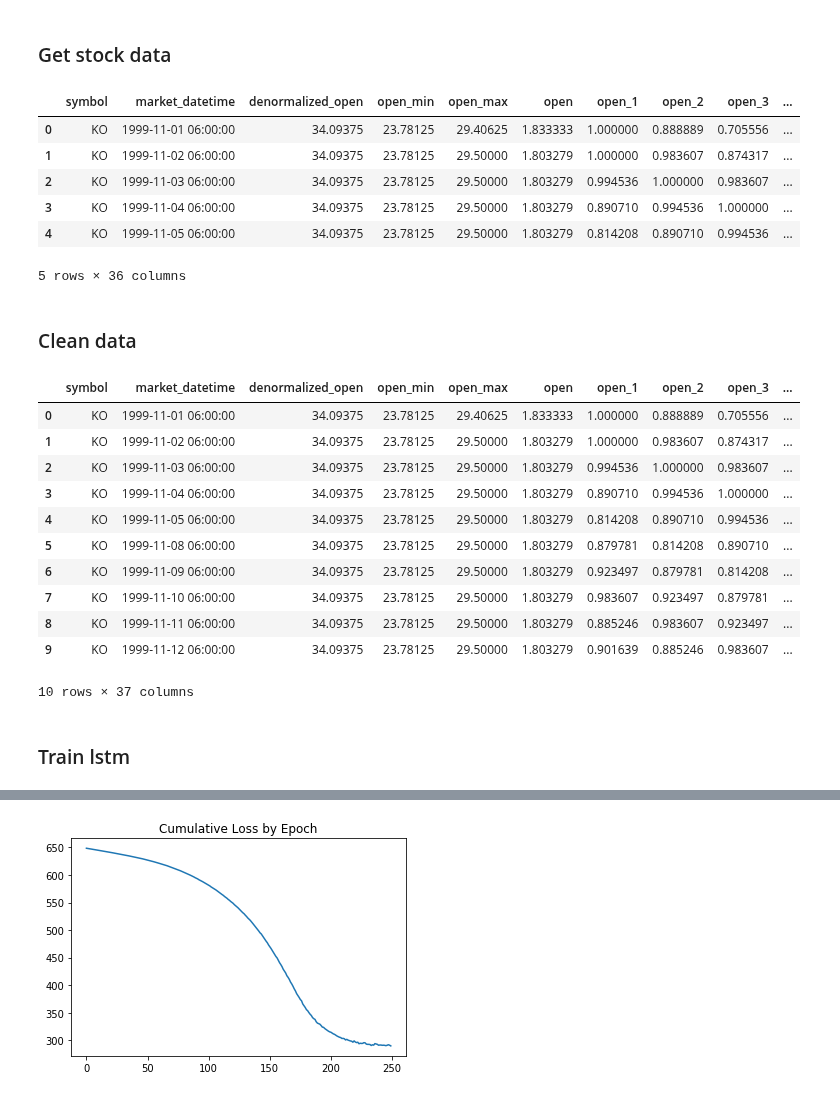
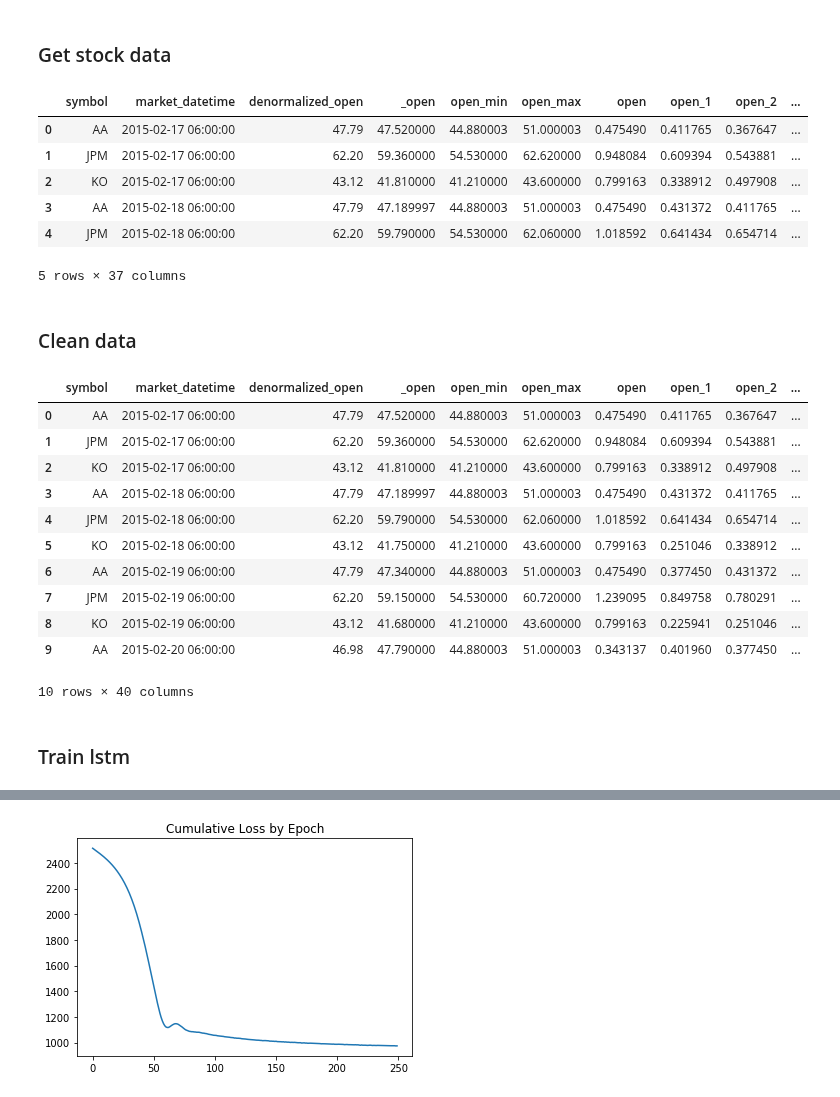
Before and after one commit to rbetzler/fun-times-in-python, a Jupyter notebook: finance/science/exploration/20200722_lstm.ipynb, the cells around one changed output, grey strips where cells are left out. Cells and saved outputs as stored; diff of their text form; code cells hidden in the pictures.

Commit message:
wip on lstm model

```diff
--- a/finance/science/exploration/20200722_lstm.ipynb
+++ b/finance/science/exploration/20200722_lstm.ipynb
@@ -18,8 +15,8 @@ register_matplotlib_converters()
 # %% [markdown]
 ### Get stock data
 # %%
-date_start = '1995-01-01'
-date_end = '2005-01-01'
+date_start = '2015-01-01'
+date_end = '2021-01-01'
 query = f'''
     with
     tickers as (
@@ -30,7 +27,7 @@ query = f'''
         from nasdaq.listed_stocks
         where ticker !~ '[\^.~]'
             and character_length(ticker) between 1 and 4
-            and ticker = 'KO'
+            and ticker in ('KO', 'JPM', 'AA')
         limit 30
         )
     , lagged as (
@@ -38,6 +35,7 @@ query = f'''
             symbol
             , market_datetime
             , max(open) over (partition by symbol order by market_datetime rows between 1 following and 31 following) as open
+            , open as _open
             , lag(open, 1) over (partition by symbol order by market_datetime) as open_1
             , lag(open, 2) over (partition by symbol order by market_datetime) as open_2
             , lag(open, 3) over (partition by symbol order by market_datetime) as open_3
@@ -78,12 +76,13 @@ query = f'''
             , least(open_1, open_2, open_3, open_4, open_5, open_6, open_7, open_8, open_9, open_10, open_11, open_12, open_13, open_14, open_15, open_16, open_17, open_18, open_19, open_20, open_21, open_22, open_23, open_24, open_25, open_26, open_27, open_28, open_29, open_30) as open_min
             , greatest(open_1, open_2, open_3, open_4, open_5, open_6, open_7, open_8, open_9, open_10, open_11, open_12, open_13, open_14, open_15, open_16, open_17, open_18, open_19, open_20, open_21, open_22, open_23, open_24, open_25, open_26, open_27, open_28, open_29, open_30) as open_max
         from lagged
-        where open_30 is not null --and open is not null
+        where open_30 is not null
         )
     select
             symbol
             , market_datetime
             , open as denormalized_open
+            , _open
             , open_min
             , open_max
             , (open - open_min) / (open_max - open_min) as open
@@ -124,19 +123,20 @@ query = f'''
 df = utils.query_db(query=query)
 df.head()
 # %% [output]
-|  | symbol | market_datetime | denormalized_open | open_min | open_max | open | open_1 | open_2 | open_3 | ... |
-| 0 | KO | 1999-11-01 06:00:00 | 34.09375 | 23.78125 | 29.40625 | 1.833333 | 1.000000 | 0.888889 | 0.705556 | ... |
-| 1 | KO | 1999-11-02 06:00:00 | 34.09375 | 23.78125 | 29.50000 | 1.803279 | 1.000000 | 0.983607 | 0.874317 | ... |
-| 2 | KO | 1999-11-03 06:00:00 | 34.09375 | 23.78125 | 29.50000 | 1.803279 | 0.994536 | 1.000000 | 0.983607 | ... |
-| 3 | KO | 1999-11-04 06:00:00 | 34.09375 | 23.78125 | 29.50000 | 1.803279 | 0.890710 | 0.994536 | 1.000000 | ... |
-| 4 | KO | 1999-11-05 06:00:00 | 34.09375 | 23.78125 | 29.50000 | 1.803279 | 0.814208 | 0.890710 | 0.994536 | ... |
+|  | symbol | market_datetime | denormalized_open | _open | open_min | open_max | open | open_1 | open_2 | ... |
+| 0 | AA | 2015-02-17 06:00:00 | 47.79 | 47.520000 | 44.880003 | 51.000003 | 0.475490 | 0.411765 | 0.367647 | ... |
+| 1 | JPM | 2015-02-17 06:00:00 | 62.20 | 59.360000 | 54.530000 | 62.620000 | 0.948084 | 0.609394 | 0.543881 | ... |
+| 2 | KO | 2015-02-17 06:00:00 | 43.12 | 41.810000 | 41.210000 | 43.600000 | 0.799163 | 0.338912 | 0.497908 | ... |
+| 3 | AA | 2015-02-18 06:00:00 | 47.79 | 47.189997 | 44.880003 | 51.000003 | 0.475490 | 0.431372 | 0.411765 | ... |
+| 4 | JPM | 2015-02-18 06:00:00 | 62.20 | 59.790000 | 54.530000 | 62.060000 | 1.018592 | 0.641434 | 0.654714 | ... |
-5 rows × 36 columns
+5 rows × 37 columns
 # %% [markdown]
 ### Clean data
 # %%
 SYMBOL = 'symbol'
 
 OPEN = 'open'
+_OPEN = '_open'
 OPEN_MIN = 'open_min'
 OPEN_MAX = 'open_max'
 
@@ -144,30 +144,23 @@ PREDICTION = 'prediction'
 DENORMALIZED_OPEN = 'denormalized_open'
 DENORMALIZED_PREDICTION = 'denormalized_prediction'
 
-COLS_TO_IGNORE = [SYMBOL, 'market_datetime', DENORMALIZED_OPEN, OPEN, OPEN_MIN, OPEN_MAX]
+COLS_TO_IGNORE = [SYMBOL, 'market_datetime', DENORMALIZED_OPEN, OPEN, _OPEN, OPEN_MIN, OPEN_MAX]
-# %%
-def encode_one_hot(df, columns, drop_columns=False):
-    for column in columns:
-        one_hot_encoding = pd.get_dummies(df[column], prefix=column)
-        df = df.join(one_hot_encoding)
-    return df
-
-df = encode_one_hot(df, [SYMBOL])
 # %%
+df = science_utils.encode_one_hot(df, [SYMBOL])
 df.head(10)
 # %% [output]
-|  | symbol | market_datetime | denormalized_open | open_min | open_max | open | open_1 | open_2 | open_3 | ... |
-| 0 | KO | 1999-11-01 06:00:00 | 34.09375 | 23.78125 | 29.40625 | 1.833333 | 1.000000 | 0.888889 | 0.705556 | ... |
-| 1 | KO | 1999-11-02 06:00:00 | 34.09375 | 23.78125 | 29.50000 | 1.803279 | 1.000000 | 0.983607 | 0.874317 | ... |
-| 2 | KO | 1999-11-03 06:00:00 | 34.09375 | 23.78125 | 29.50000 | 1.803279 | 0.994536 | 1.000000 | 0.983607 | ... |
-| 3 | KO | 1999-11-04 06:00:00 | 34.09375 | 23.78125 | 29.50000 | 1.803279 | 0.890710 | 0.994536 | 1.000000 | ... |
-| 4 | KO | 1999-11-05 06:00:00 | 34.09375 | 23.78125 | 29.50000 | 1.803279 | 0.814208 | 0.890710 | 0.994536 | ... |
-| 5 | KO | 1999-11-08 06:00:00 | 34.09375 | 23.78125 | 29.50000 | 1.803279 | 0.879781 | 0.814208 | 0.890710 | ... |
-| 6 | KO | 1999-11-09 06:00:00 | 34.09375 | 23.78125 | 29.50000 | 1.803279 | 0.923497 | 0.879781 | 0.814208 | ... |
-| 7 | KO | 1999-11-10 06:00:00 | 34.09375 | 23.78125 | 29.50000 | 1.803279 | 0.983607 | 0.923497 | 0.879781 | ... |
-| 8 | KO | 1999-11-11 06:00:00 | 34.09375 | 23.78125 | 29.50000 | 1.803279 | 0.885246 | 0.983607 | 0.923497 | ... |
-| 9 | KO | 1999-11-12 06:00:00 | 34.09375 | 23.78125 | 29.50000 | 1.803279 | 0.901639 | 0.885246 | 0.983607 | ... |
+|  | symbol | market_datetime | denormalized_open | _open | open_min | open_max | open | open_1 | open_2 | ... |
+| 0 | AA | 2015-02-17 06:00:00 | 47.79 | 47.520000 | 44.880003 | 51.000003 | 0.475490 | 0.411765 | 0.367647 | ... |
+| 1 | JPM | 2015-02-17 06:00:00 | 62.20 | 59.360000 | 54.530000 | 62.620000 | 0.948084 | 0.609394 | 0.543881 | ... |
+| 2 | KO | 2015-02-17 06:00:00 | 43.12 | 41.810000 | 41.210000 | 43.600000 | 0.799163 | 0.338912 | 0.497908 | ... |
+| 3 | AA | 2015-02-18 06:00:00 | 47.79 | 47.189997 | 44.880003 | 51.000003 | 0.475490 | 0.431372 | 0.411765 | ... |
+| 4 | JPM | 2015-02-18 06:00:00 | 62.20 | 59.790000 | 54.530000 | 62.060000 | 1.018592 | 0.641434 | 0.654714 | ... |
+| 5 | KO | 2015-02-18 06:00:00 | 43.12 | 41.750000 | 41.210000 | 43.600000 | 0.799163 | 0.251046 | 0.338912 | ... |
+| 6 | AA | 2015-02-19 06:00:00 | 47.79 | 47.340000 | 44.880003 | 51.000003 | 0.475490 | 0.377450 | 0.431372 | ... |
+| 7 | JPM | 2015-02-19 06:00:00 | 62.20 | 59.150000 | 54.530000 | 60.720000 | 1.239095 | 0.849758 | 0.780291 | ... |
+| 8 | KO | 2015-02-19 06:00:00 | 43.12 | 41.680000 | 41.210000 | 43.600000 | 0.799163 | 0.225941 | 0.251046 | ... |
+| 9 | AA | 2015-02-20 06:00:00 | 46.98 | 47.790000 | 44.880003 | 51.000003 | 0.343137 | 0.401960 | 0.377450 | ... |
-10 rows × 37 columns
+10 rows × 40 columns
 # %% [markdown]
 ### Train lstm
 # %%
@@ -176,7 +169,7 @@ size = int(round(len(df)/2, -2))
 train = df.head(size)
 test = df.tail(int(size/2))
 # %%
-model = lstm.TorchLSTM(
+model = lstm_utils.TorchLSTM(
     train_x=train.drop(COLS_TO_IGNORE, axis=1),
     train_y=train[OPEN],
     test_x=test.drop(COLS_TO_IGNORE, axis=1),
@@ -184,7 +177,7 @@ model = lstm.TorchLSTM(
     n_layers=2,
     n_training_batches=1,
     n_epochs=250,
-    hidden_shape=100,
+    hidden_shape=1000,
     dropout=0.1,
     learning_rate=.0001,
     seed=44,
@@ -206,4 +199,4 @@ Batch 1, Epoch 225, Loss 294.1930847167969
-[figure, old version]
+[figure, new version]
 # %%
 res = test[COLS_TO_IGNORE].join(prediction)
 
```
Also changed, not shown: parts of 11 cells of this notebook.
